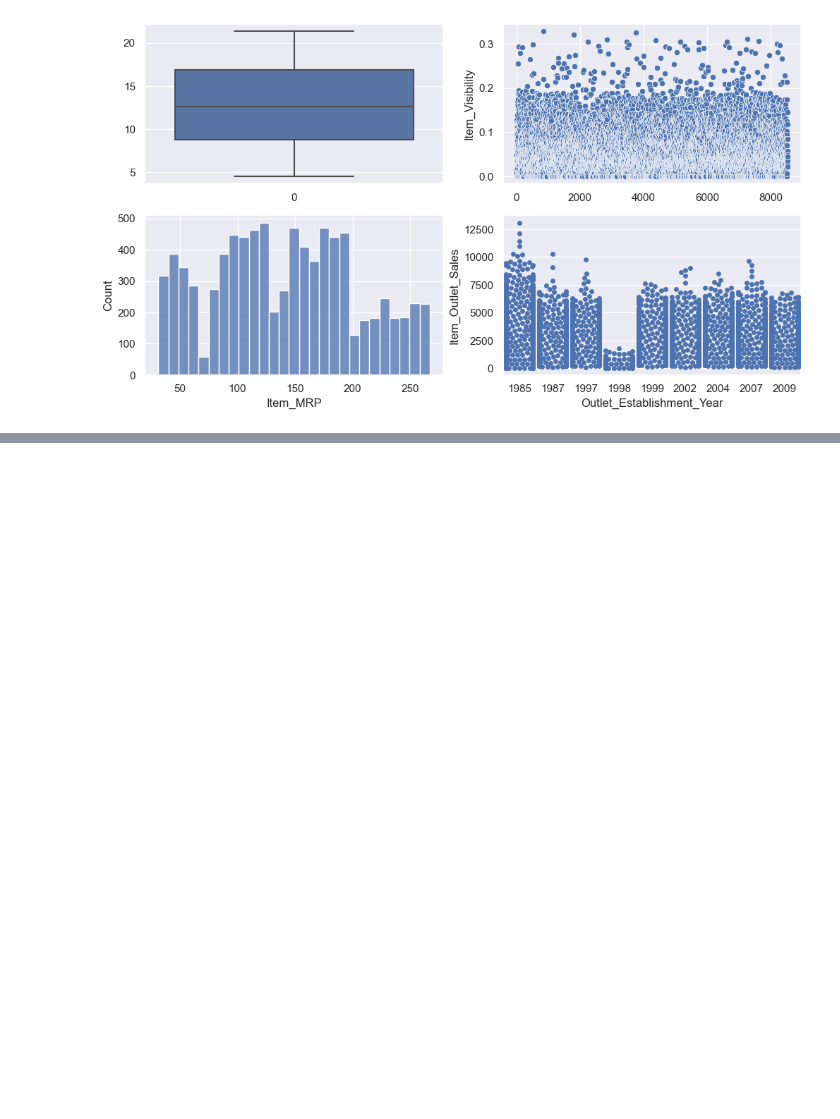
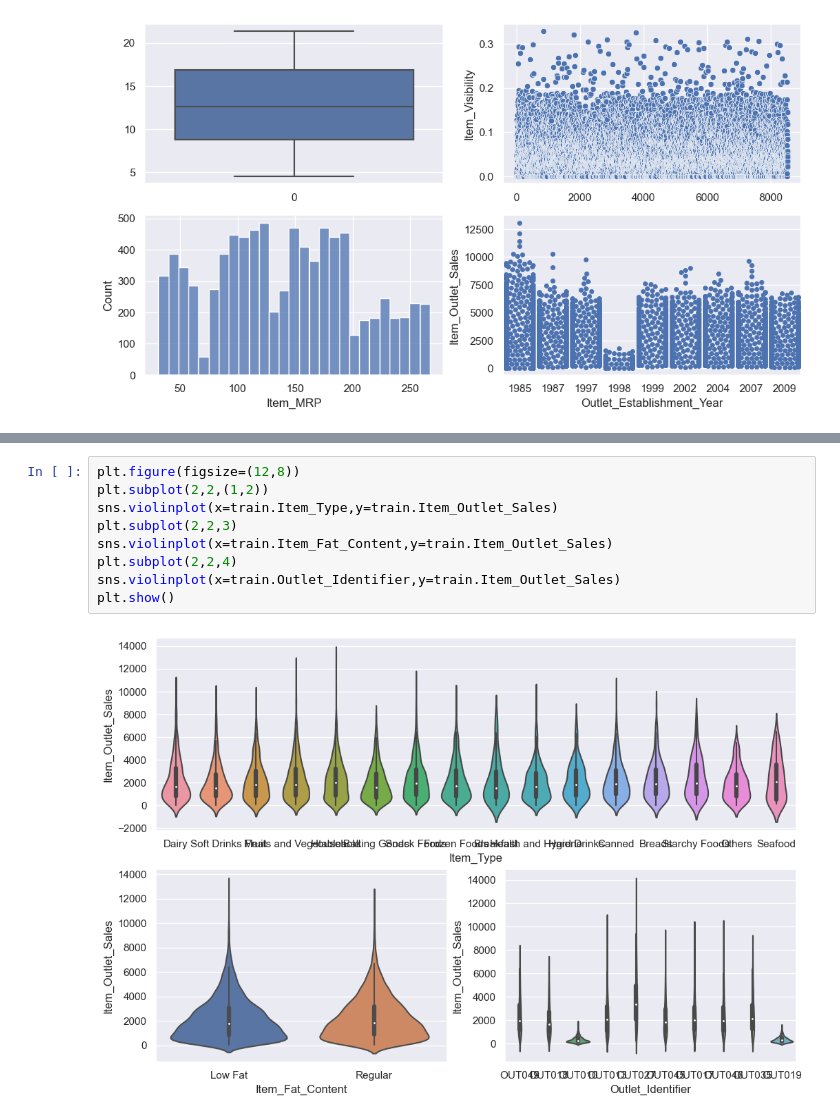
Before and after one commit to janardhanhl/bigmart_sales_prediction, a Jupyter notebook: python/big-mart_sales_prediction.ipynb, the cells around one changed output, grey strips where cells are left out. Saved outputs shown, nothing was run; the diff lists cells and outputs as text; blank space fills up the shorter version.

```diff
--- a/python/big-mart_sales_prediction.ipynb
+++ b/python/big-mart_sales_prediction.ipynb
@@ -58,0 +72,11 @@ plt.show()
+# %%
+plt.figure(figsize=(12,8))
+plt.subplot(2,2,(1,2))
+sns.violinplot(x=train.Item_Type,y=train.Item_Outlet_Sales)
+plt.subplot(2,2,3)
+sns.violinplot(x=train.Item_Fat_Content,y=train.Item_Outlet_Sales)
+plt.subplot(2,2,4)
+sns.violinplot(x=train.Outlet_Identifier,y=train.Item_Outlet_Sales)
+plt.show()
+# %% [output]
+[figure, added]
```
Also changed, not shown: parts of 11 cells of this notebook.
